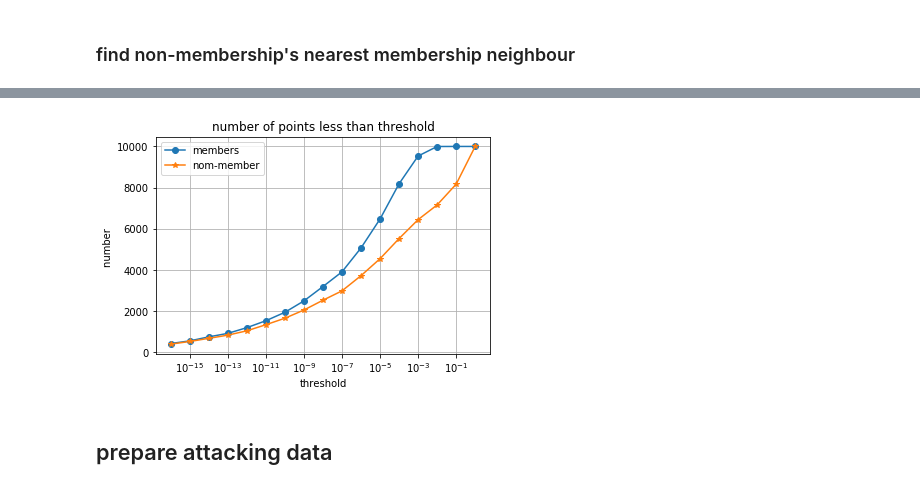
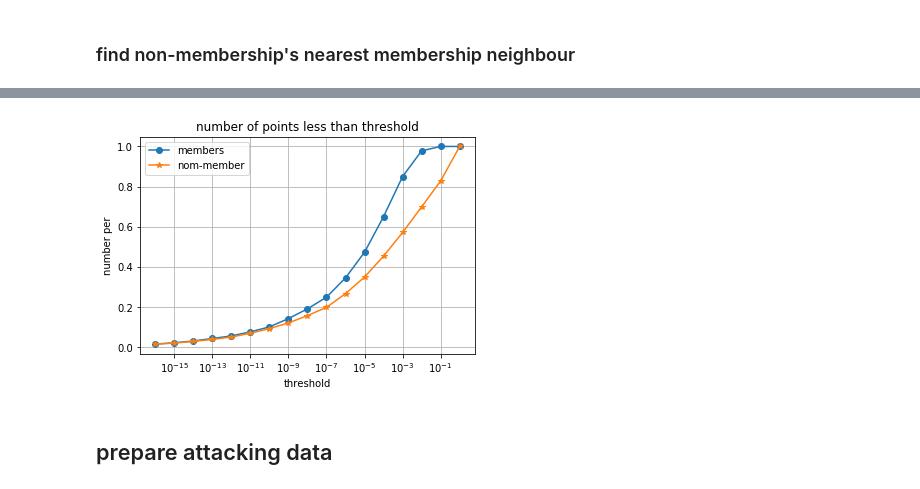
Before and after one commit to taoye9/Experiments-MIA, a Jupyter notebook: MIA_CIFAR10.ipynb, the cells around one changed output, grey strips where cells are left out. Saved outputs shown, nothing was run; the diff lists cells and outputs as text; code cells hidden in the pictures.

```diff
--- a/MIA_CIFAR10.ipynb
+++ b/MIA_CIFAR10.ipynb
@@ -165,7 +214,15 @@ Train Epoch: 74 [12800/15000 (85%)]     Loss: 0.000967, accuracy: 100.000000: 12
+# %%
+defender = NNmodel(Net)
+
+start_epoch = 0
+
+for epoch in range(start_epoch, start_epoch+75):
+    defender.train(epoch, dataLoader=testloader)
+    defender.test(epoch, testLoader=loader_target_train)
 # %% [markdown]
 ## explore confidence values between member and non-member
 # %%
-def TargetModelInference(target_model, dataset, is_train=True):
+def TargetModelInference(target_model, dataset, defender_net=None, is_train=True):
     target_model.to(dev)
     target_model.eval()
     loader = torch.utils.data.DataLoader(dataset, batch_size=2)
@@ -174,23 +231,45 @@ def TargetModelInference(target_model, dataset, is_train=True):
     y = torch.tensor([])
     classes = torch.tensor([], dtype=torch.long)
 
+    if defender_net is not None and is_train:
+      global defender_x
+      global defender_y
+      global defender_c
+      defender_x = torch.tensor([]).to(dev)
+      defender_y = torch.tensor([])
+      defender_c = torch.tensor([], dtype=torch.long)
+      defender_net.to(dev)
+      defender_net.eval()
+
     with torch.no_grad(): # generate target model's posteriors
       for batch_idx, (inputs, targets) in enumerate(loader):
             inputs, targets = inputs.to(dev), targets.to('cpu')
 #             print(targets.shape)
 #             print(classes.shape)
 
+            # get defender's posteriors for training dataset
+            if defender_net is not None and is_train:
+              defender_outputs = F.softmax(defender_net(inputs), dim=1)
+              defender_x =  torch.cat([defender_x, defender_outputs], dim=0)
+              defender_c = torch.cat([defender_c, targets], dim=0)
+              defender_y = y = torch.ones(defender_x.shape[0])
+
+#             outputs = torch.cat([outputs, targets.float()], dim=1)
             outputs = F.softmax(net(inputs), dim=1)
-#             outputs = torch.cat([outputs, targets.float()], dim=1)
             classes = torch.cat([classes, targets], dim=0)
             x = torch.cat([x, outputs], dim=0)
     if is_train:
       y = torch.ones(x.shape[0])
     else:
       y = torch.zeros(x.shape[0])
+
+    if defender_net is not None and is_train:
+      defender_x = defender_x.to('cpu')
+      defender_y = defender_y.int().to('cpu')
+      defender_c = defender_c.to('cpu')
     return x.to('cpu'), y.int().to('cpu'), classes
 # %%
-x_in, y_in, c_in = TargetModelInference(net, Dataset_target_train, is_train=True)
+x_in, y_in, c_in = TargetModelInference(net, Dataset_target_train, defender.net, is_train=True)
 x_out, y_out, c_out = TargetModelInference(net, testset, is_train=False)
 
 
@@ -198,6 +277,8 @@ if len(testset) < len(Dataset_target_train):
   num_samples = len(testset)
   ind = torch.randperm(len(Dataset_target_train))[0:num_samples]
   x_in, y_in, c_in = x_in[ind], y_in[ind], c_in[ind]
+  if defender_x is not None:
+    defender_x, defender_y, defender_c = defender_x[ind], defender_y[ind], defender_c[ind]
 else:
   num_samples = len(Dataset_target_train)
   ind = torch.randperm(len(testset))[0:num_samples]
@@ -428,28 +534,28 @@ def cdf(data):
 # %%
     # Plot the cdf
 thres = 10e-17
 num1 = []
 num2 = []
 
 plot_x = []
 
 for i in range(0, 17):
-  num1.append((diffs1<thres).sum())
-  num2.append((diffs2<thres).sum())
+  num1.append((diffs1<thres).sum()/len(diffs1))
+  num2.append((diffs2<thres).sum()/len(diffs2))
   plot_x.append(thres)
 
   thres = thres * 10
 plt.xscale('log')
 plt.plot(plot_x, num1, '-o', plot_x, num2, '-*')
 plt.legend(['members', 'nom-member'], loc='best')
 plt.title("number of points less than threshold")
 plt.xlabel("threshold")
-plt.ylabel("number ")
+plt.ylabel("number per")
 plt.grid(True)
 
 plt.show()
 # %% [output]
-[figure, old version]
+[figure, new version]
 # %% [markdown]
 ## prepare attacking data
 # %%
```
Also changed, not shown: parts of 25 cells of this notebook.
